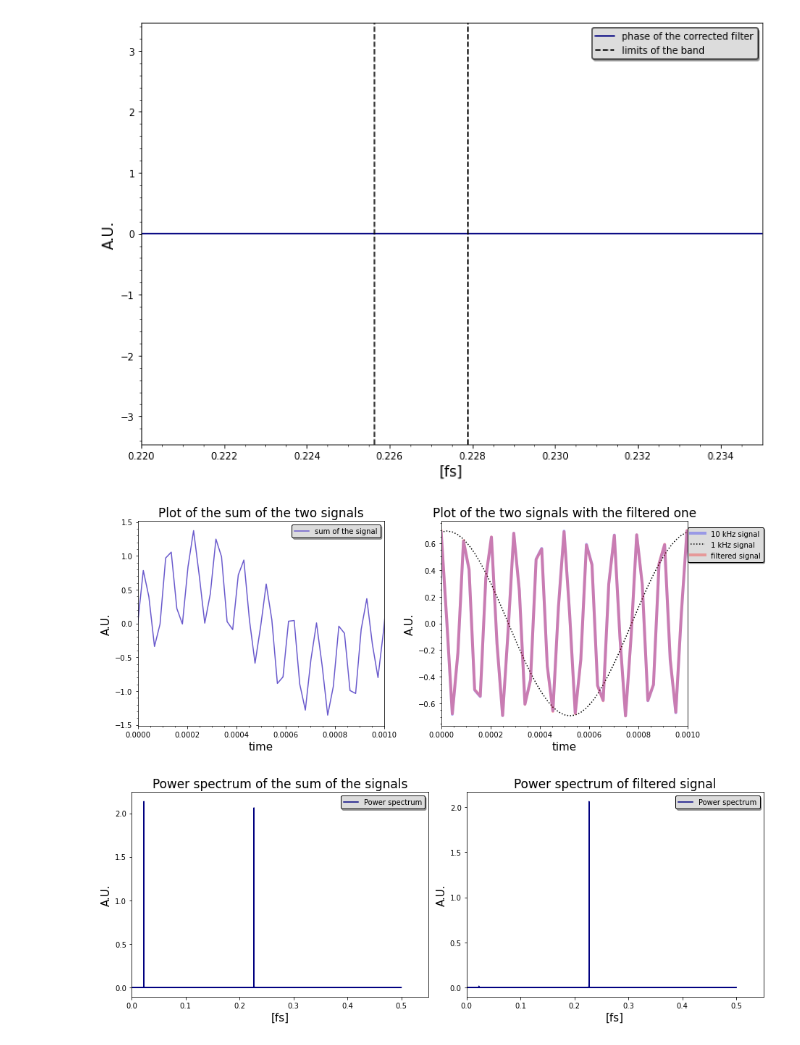
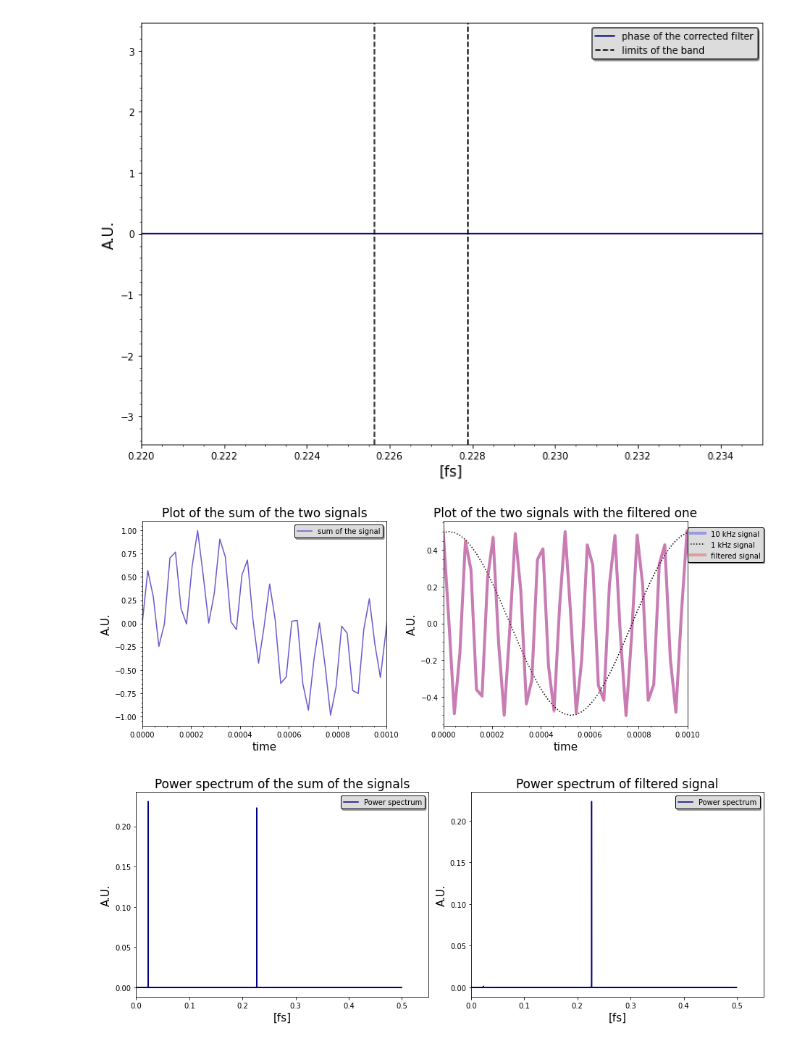
Before and after one commit to GiacomoFrn/MAPD_modA, a Jupyter notebook: python_part.ipynb, the cells around one changed output. Saved outputs shown, nothing was run; the diff lists cells and outputs as text; code cells hidden in the pictures.

Commit message:
normalize the spectrum and others updates

```diff
--- a/python_part.ipynb
+++ b/python_part.ipynb
@@ -8,14 +8,13 @@ from scipy import fftpack
 from scipy.io import wavfile
 import matplotlib.pyplot as plt
 import numpy as np
-#from playsound import playsound
 import wavio as wv
 import os
 import math
 import cmath
 
-
-
+#PATH
+current_path = os.getcwd()
 
 #FILTER DESIGN
 numtaps = 11
@@ -58,13 +57,19 @@ fig.tight_layout()
 
 freq_sample_1, sig_audio_1 = wavfile.read("10kHz_44100Hz_16bit_05sec.wav")# portante_1
 freq_sample_2, sig_audio_2 = wavfile.read("1kHz_44100Hz_16bit_05sec.wav")# portante_2
-freq_sample_3, sig_audio_3 = wavfile.read("audiocheck.net_sin_5000Hz_-3dBFS_5s.wav")#16 bit
+freq_sample_3, sig_audio_3 = wavfile.read("filtered.wav") #fpga filtered signal
 freq_sample_4, sig_audio_4 = wavfile.read("audiocheck.net_sin_100Hz_-3dBFS_5s.wav")#16 bit, modulante
 
-#print(freq_sample_1)
-#type(sig_audio_1)
+#CONVOLUTION BETWEEN FILTER AND THE SIGNAL
+N=len(coeff)+len(sig_audio_1)-1 #lunghezza della convoluzione (lunghezza segnale + lunghezza coefficienti - 1)
 
-#print(freq_sample_2)
-#type(sig_audio_2)
+#GENERATE FILE .WAV SUM sig_audio_1+sig_audio_2
+file_name = "10KHz_sum_1KHz.wav"
+path = current_path
+sum_sig = sig_audio_1/np.power(2,16)+sig_audio_2/np.power(2,16)
+wv.write(os.path.join(path,file_name),sum_sig,44100,sampwidth=2)
+
+freq_sample_5, sig_audio_5 = wavfile.read("10KHz_sum_1KHz.wav")#16 bit, modulante
+sig_audio_3 = sig_audio_3[2200:]
 # %% [output]
 [figure]
@@ -122,20 +131,19 @@ fig.tight_layout()
 [figure]
 # %%
 # Normalize the Signal Value and Plot it on a graph
-pow_audio_signal_1 = sig_audio_1 / np.power(2, 15)      #normalizzazione
-pow_audio_signal_2 = sig_audio_2 / np.power(2, 15)
+pow_audio_signal_1 = sig_audio_1 / np.power(2, 16)      #the signals in the sum have half of the max amplitude
+pow_audio_signal_2 = sig_audio_2 / np.power(2, 16)      #otherwise distorsion
 pow_audio_signal_3 = sig_audio_3 / np.power(2, 15)
-pow_audio_signal_3 = pow_audio_signal_3[:-1]
 pow_audio_signal_4 = sig_audio_4 / np.power(2, 15)
 pow_audio_signal_4 = pow_audio_signal_4[:-1]
+pow_audio_signal_5 = sig_audio_5 / np.power(2,15)
 
 
 time_axis = np.arange(0, len(pow_audio_signal_1), 1) / float(freq_sample_1)
 #time_axis = np.linspace(0, len(pow_audio_signal_1), )
-somma = pow_audio_signal_1+pow_audio_signal_2
 
 fig, ax = plt.subplots(nrows=1, ncols=2, figsize=(13,5))
-ax[0].plot(time_axis, somma, color='slateblue', label='sum of the signal')
+ax[0].plot(time_axis, pow_audio_signal_5, color='slateblue', label='sum of the signal')
 ax[0].set_xlim(right=1/1000,left=0)
 ax[0].set_xlabel('time', fontsize=15)
 ax[0].legend(shadow=True, framealpha=1, facecolor='gainsboro', edgecolor='black', prop={'size':10}, loc='upper right')
@@ -145,14 +153,8 @@ ax[0].minorticks_on()
 
 
 
-
-
-#CONVOLUTION BETWEEN FILTER AND THE SIGNAL
-N=len(coeff)+len(sig_audio_1)-1 #lunghezza della convoluzione (lunghezza segnale + lunghezza coefficienti - 1)
-
-
 #fft_coeff = fftpack.fft(coeff,N)    #Shift della fase
-fft_somma = fftpack.fft(somma,N)
+fft_somma = fftpack.fft(pow_audio_signal_5,N)
 out_corr = fft_somma*fft_coeff_corr
 out = fft_somma*fft_coeff
 freqs = fftpack.fftfreq(N)
@@ -177,25 +179,25 @@ ax[1].minorticks_on()
 
 fig.tight_layout()
 # %% [output]
-[figure, old version]
+[figure, new version]
 # %%
 fig, ax = plt.subplots(nrows=1, ncols=2, figsize=(13,5))
-fft_audio_1 = fft_somma / np.power(2, 15)
-fft_audio_2 = out / np.power(2, 15)
+fft_audio_1 = fft_somma / N #normalization
+fft_audio_2 = out / N       #normalization
 out = fft_somma*fft_coeff
 freqs = fftpack.fftfreq(N)
 ax[0].plot(freqs, np.abs(fft_audio_1), color='navy', label = 'Power spectrum')
 ax[0].set_title('Power spectrum of the sum of the signals', fontsize=17)
 ax[1].plot(freqs, np.abs(fft_audio_2), color='navy', label = 'Power spectrum')
 ax[1].set_title('Power spectrum of filtered signal', fontsize=17)
 for x in ax:
     x.legend(shadow=True, framealpha=1, facecolor='gainsboro', edgecolor='black', prop={'size':10}, loc='upper right')
     x.set_xlabel('[fs]', fontsize=15)
     x.set_xlim(left = 0)
     x.set_ylabel('A.U.', fontsize=15)
 fig.tight_layout()
 # %% [output]
-[figure, old version]
+[figure, new version]
 # %%
 multiplication_1 = pow_audio_signal_4*pow_audio_signal_1 # modulante*portante_1
 
```
Also changed, not shown: parts of 8 cells of this notebook, 1 other file.
